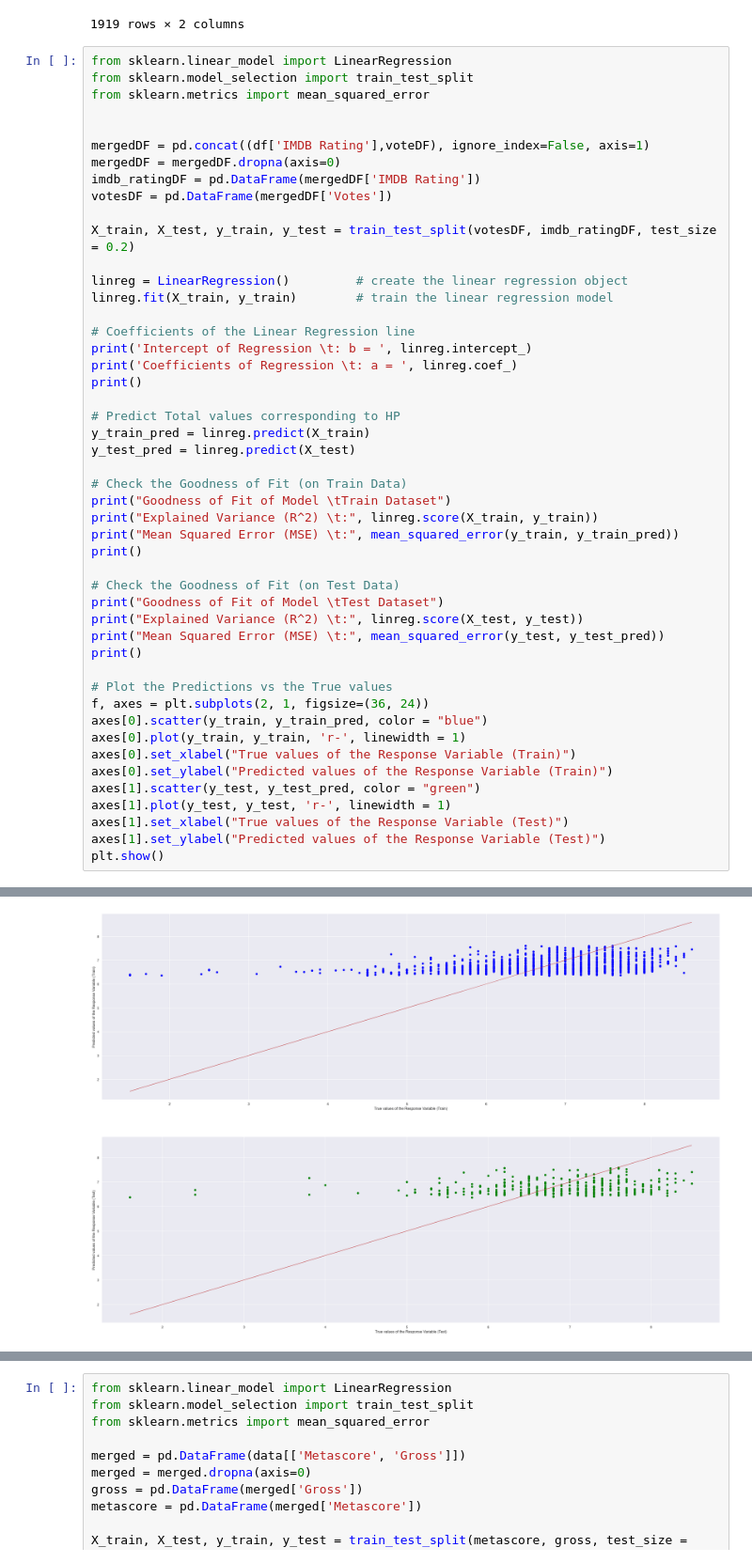
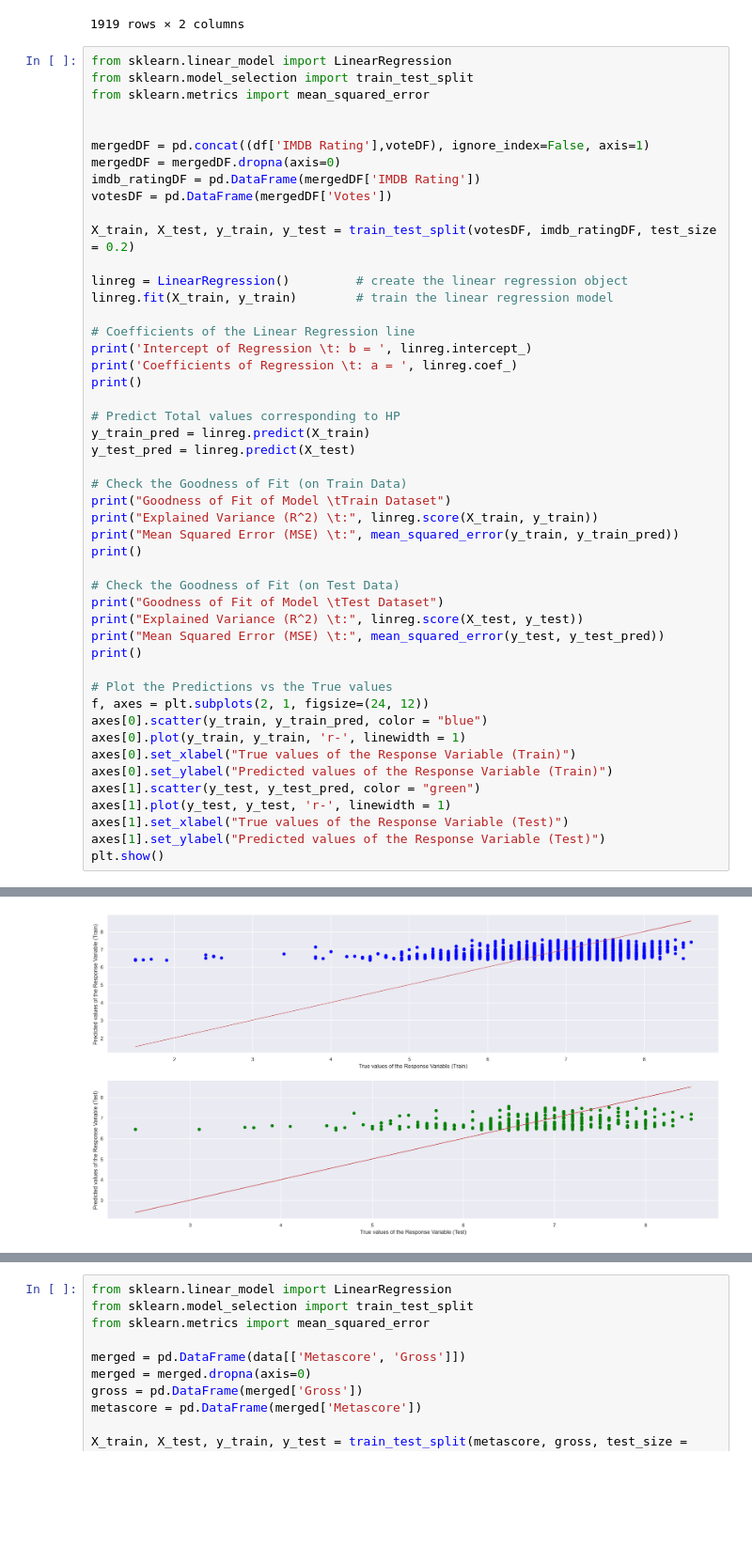
Before and after one commit to Yeesbae/SC1015_MiniProject, a Jupyter notebook: Project_imdb.ipynb, the cells around one changed output, grey strips where cells are left out. Shown at 94% size. Saved outputs shown, nothing was run; the diff lists cells and outputs as text; blank space fills up the shorter version.

```diff
--- a/Project_imdb.ipynb
+++ b/Project_imdb.ipynb
@@ -459,7 +459,7 @@ print("Mean Squared Error (MSE) \t:", mean_squared_error(y_test, y_test_pred))
 print()
 
 # Plot the Predictions vs the True values
-f, axes = plt.subplots(2, 1, figsize=(36, 24))
+f, axes = plt.subplots(2, 1, figsize=(24, 12))
 axes[0].scatter(y_train, y_train_pred, color = "blue")
 axes[0].plot(y_train, y_train, 'r-', linewidth = 1)
 axes[0].set_xlabel("True values of the Response Variable (Train)")
@@ -483 +483 @@ Mean Squared Error (MSE)        : 0.8710128298698158
-[figure, old version]
+[figure, new version]
```
Also changed, not shown: parts of 23 cells of this notebook.
